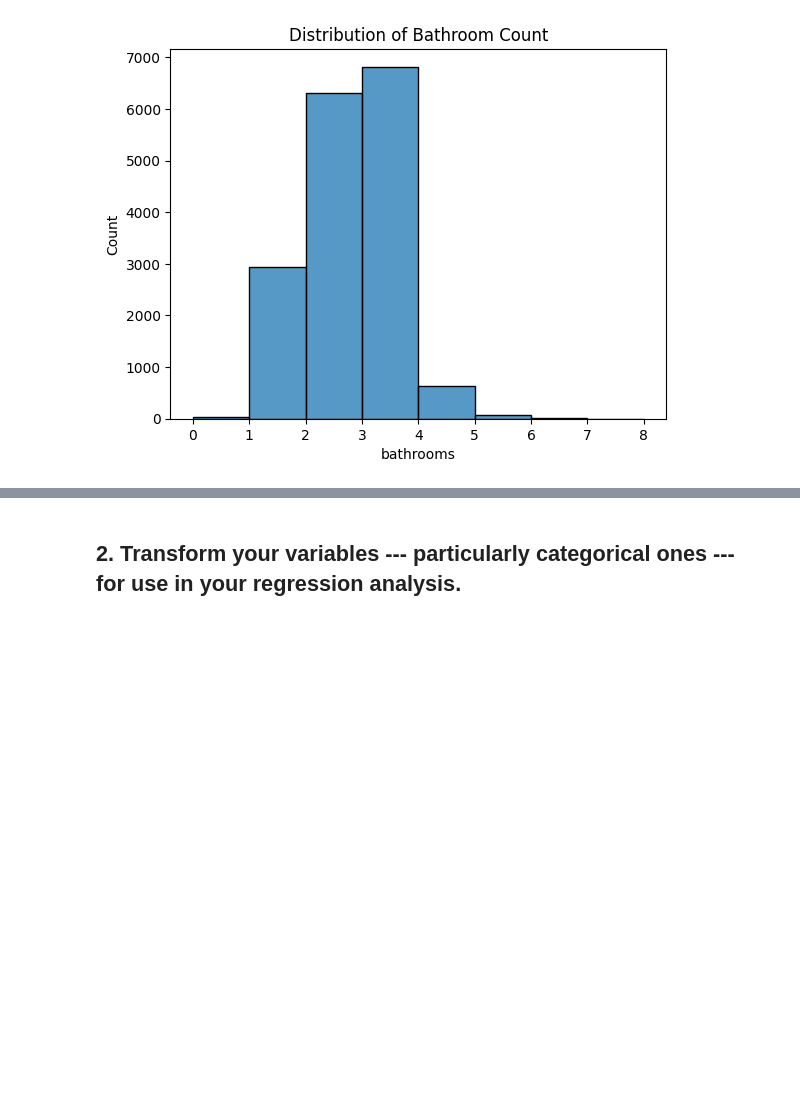
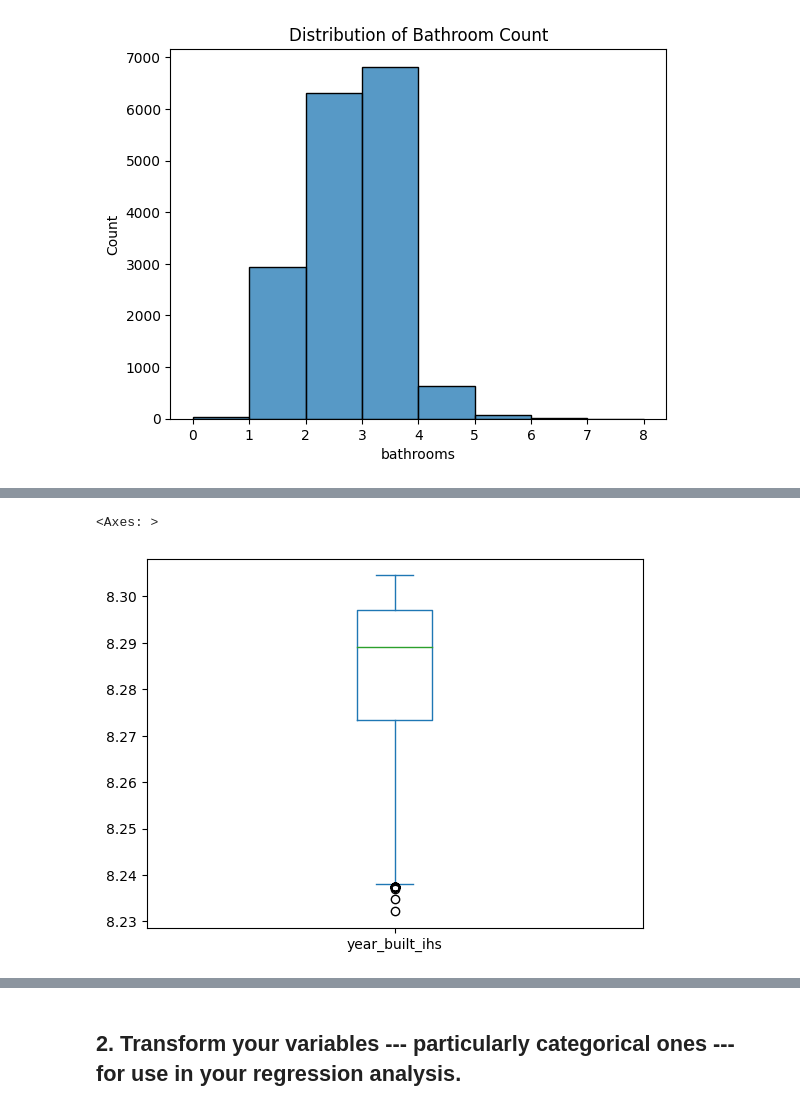
Before and after one commit to alyshaakhtar/DS3001-labs, a Jupyter notebook: 04_hedonic_pricing/04_hedonic_pricing.ipynb, the cells around one changed output, grey strips where cells are left out. Drawn from its saved outputs; the diff is of its cells as text; code cells hidden in the pictures; blank space fills up the shorter version.

```diff
--- a/04_hedonic_pricing/04_hedonic_pricing.ipynb
+++ b/04_hedonic_pricing/04_hedonic_pricing.ipynb
@@ -189,0 +200,5 @@ Name: bathrooms, dtype: float64
+# %%
+df['year_built_ihs'].plot.box()
+# %% [output]
+<Axes: >
+[figure, added]
```
Also changed, not shown: parts of 11 cells of this notebook.
